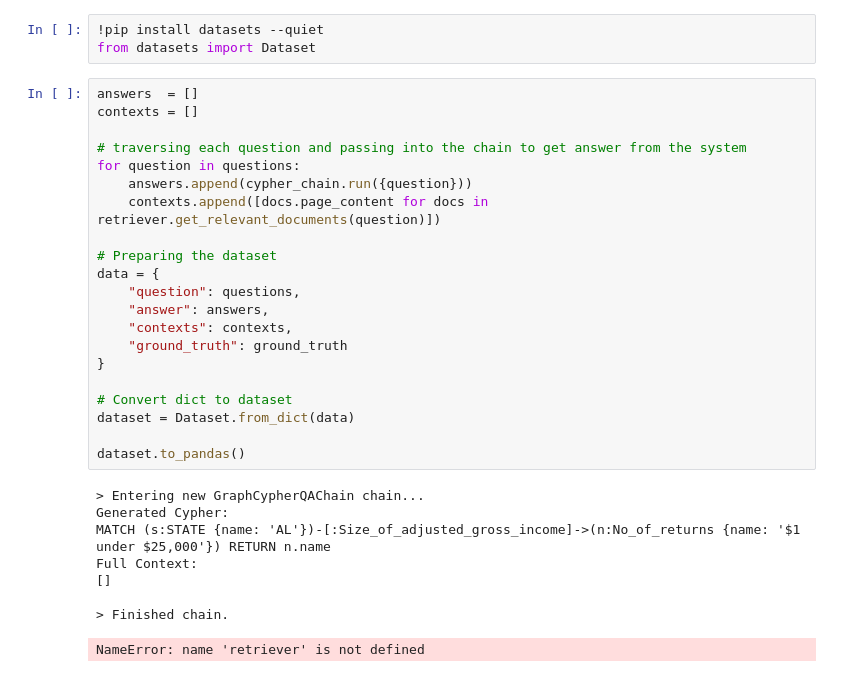
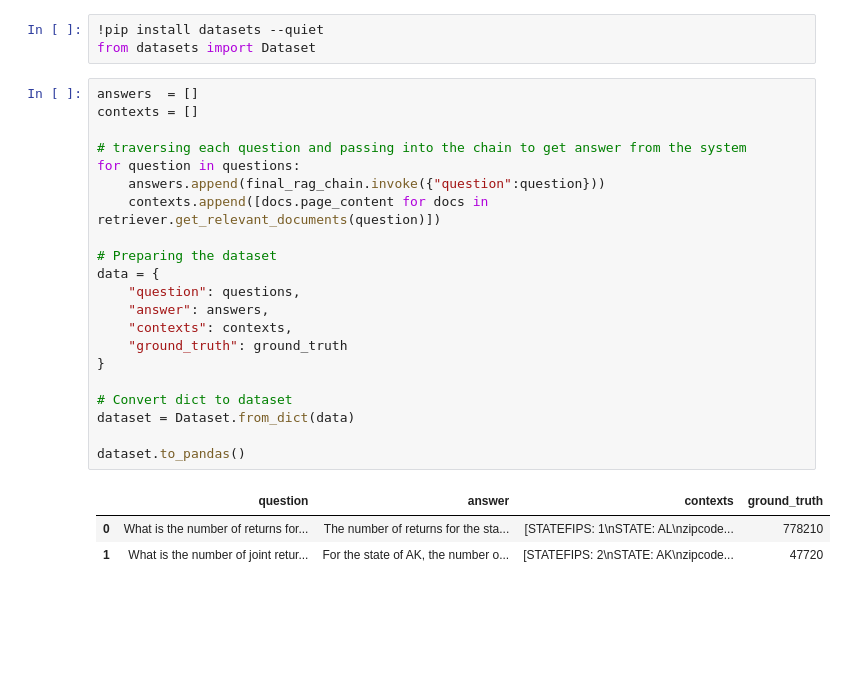
Before and after one commit to aswinaus/graphrag, a Jupyter notebook: Graph_RAG_GraphDB.ipynb, the cells around one changed output. Cells and saved outputs as stored; diff of their text form; blank space fills up the shorter version.

```diff
--- a/Graph_RAG_GraphDB.ipynb
+++ b/Graph_RAG_GraphDB.ipynb
@@ -626,30 +626,25 @@ from datasets import Dataset
 # %%
 answers  = []
 contexts = []
 
 # traversing each question and passing into the chain to get answer from the system
 for question in questions:
-    answers.append(cypher_chain.run({question}))
+    answers.append(final_rag_chain.invoke({"question":question}))
     contexts.append([docs.page_content for docs in retriever.get_relevant_documents(question)])
 
 # Preparing the dataset
 data = {
     "question": questions,
     "answer": answers,
     "contexts": contexts,
     "ground_truth": ground_truth
 }
 
 # Convert dict to dataset
 dataset = Dataset.from_dict(data)
 
 dataset.to_pandas()
 # %% [output]
-> Entering new GraphCypherQAChain chain...
-Generated Cypher:
-MATCH (s:STATE {name: 'AL'})-[:Size_of_adjusted_gross_income]->(n:No_of_returns {name: '$1 under $25,000'}) RETURN n.name
-Full Context:
-[]
-
-> Finished chain.
-NameError: name 'retriever' is not defined
+|  | question | answer | contexts | ground_truth |
+| 0 | What is the number of returns for... | The number of returns for the sta... | [STATEFIPS: 1\nSTATE: AL\nzipcode... | 778210 |
+| 1 | What is the number of joint retur... | For the state of AK, the number o... | [STATEFIPS: 2\nSTATE: AK\nzipcode... | 47720 |
```
